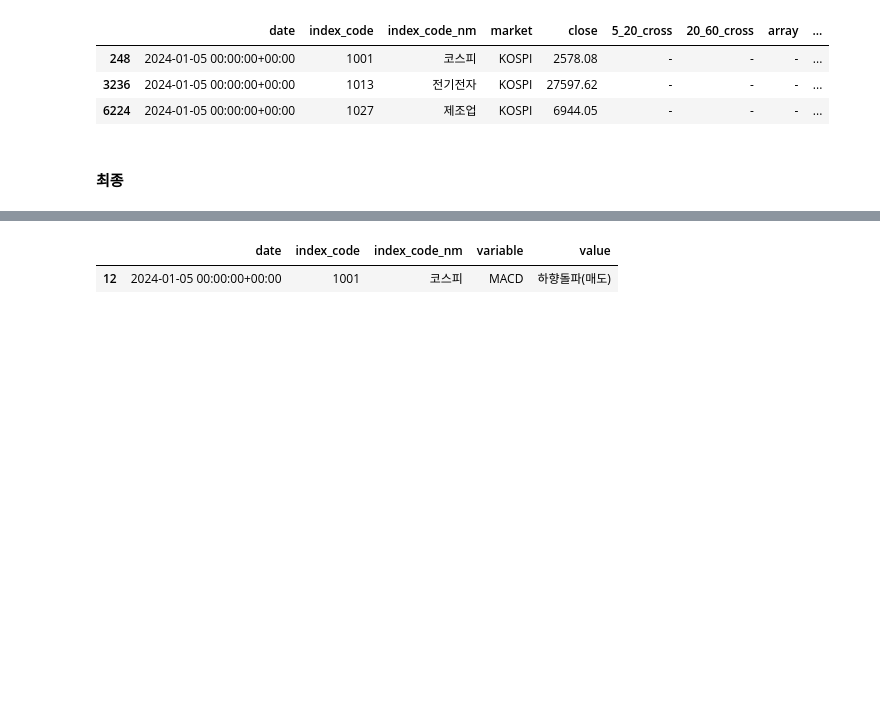
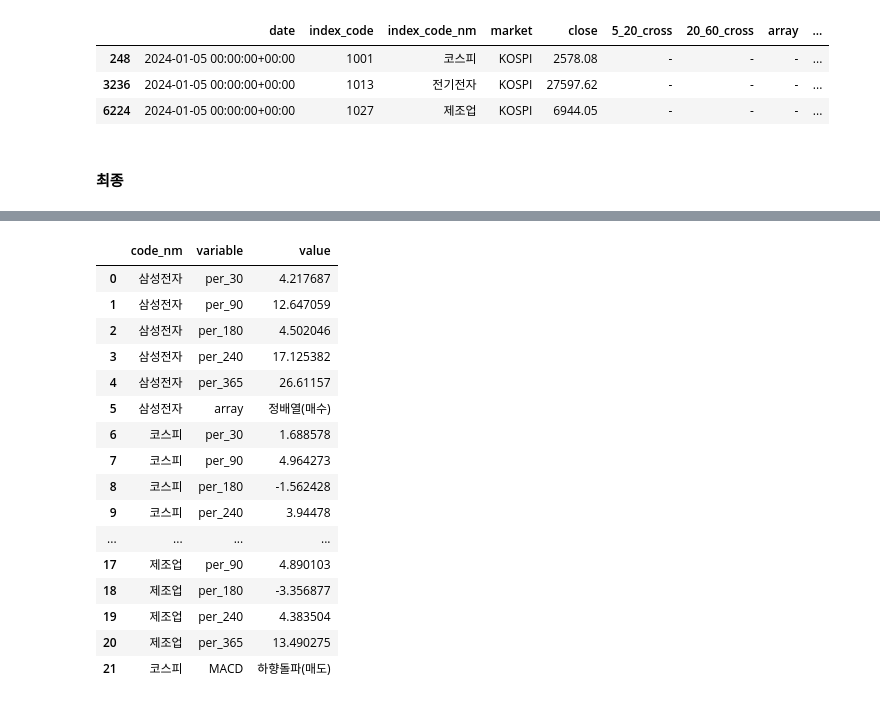
Before and after one commit to Unfinishedgod/finance_mlops, a Jupyter notebook: jupyter/indicator_setup.ipynb, the cells around one changed output, grey strips where cells are left out. Drawn from its saved outputs; the diff is of its cells as text; code cells hidden in the pictures; blank space fills up the shorter version.

```diff
--- a/jupyter/indicator_setup.ipynb
+++ b/jupyter/indicator_setup.ipynb
@@ -417,5 +368,30 @@ index_per
-# %%
-index_indicator
-# %% [output]
-|  | date | index_code | index_code_nm | variable | value |
-| 12 | 2024-01-05 00:00:00+00:00 | 1001 | 코스피 | MACD | 하향돌파(매도) |
+# %%
+df1 = pd.concat([stock_per_set,stock_indicator])
+df1.columns = ['date', 'code', 'code_nm', 'variable', 'value']
+# %%
+df2 = pd.concat([index_per,index_indicator])
+df2.columns = ['date', 'code', 'code_nm', 'variable', 'value']
+# %%
+df3 = pd.concat([df1,df2]).reset_index(drop = True)
+# %%
+df4 = df3[['code_nm', 'variable', 'value']]
+# %%
+df4
+# %% [output]
+|  | code_nm | variable | value |
+| 0 | 삼성전자 | per_30 | 4.217687 |
+| 1 | 삼성전자 | per_90 | 12.647059 |
+| 2 | 삼성전자 | per_180 | 4.502046 |
+| 3 | 삼성전자 | per_240 | 17.125382 |
+| 4 | 삼성전자 | per_365 | 26.61157 |
+| 5 | 삼성전자 | array | 정배열(매수) |
+| 6 | 코스피 | per_30 | 1.688578 |
+| 7 | 코스피 | per_90 | 4.964273 |
+| 8 | 코스피 | per_180 | -1.562428 |
+| 9 | 코스피 | per_240 | 3.94478 |
+| ... | ... | ... | ... |
+| 17 | 제조업 | per_90 | 4.890103 |
+| 18 | 제조업 | per_180 | -3.356877 |
+| 19 | 제조업 | per_240 | 4.383504 |
+| 20 | 제조업 | per_365 | 13.490275 |
+| 21 | 코스피 | MACD | 하향돌파(매도) |
```
Also changed, not shown: parts of 9 cells of this notebook, 1 other file.
